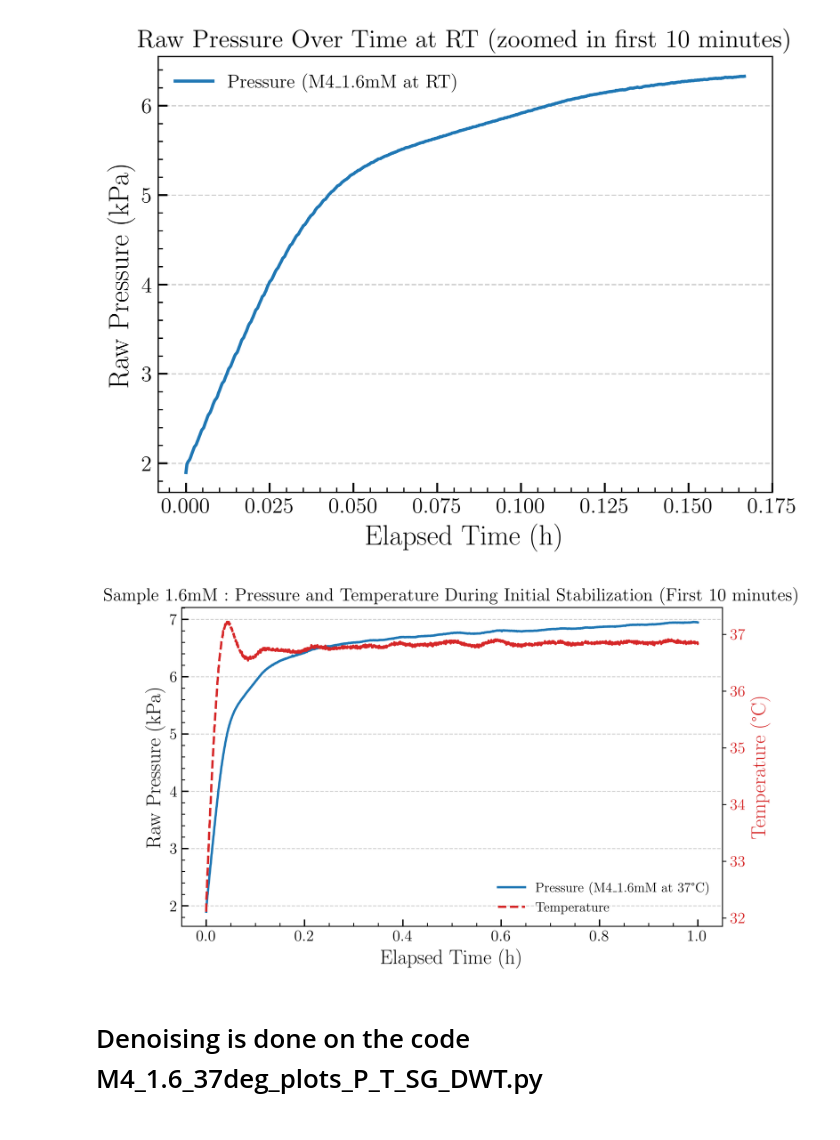
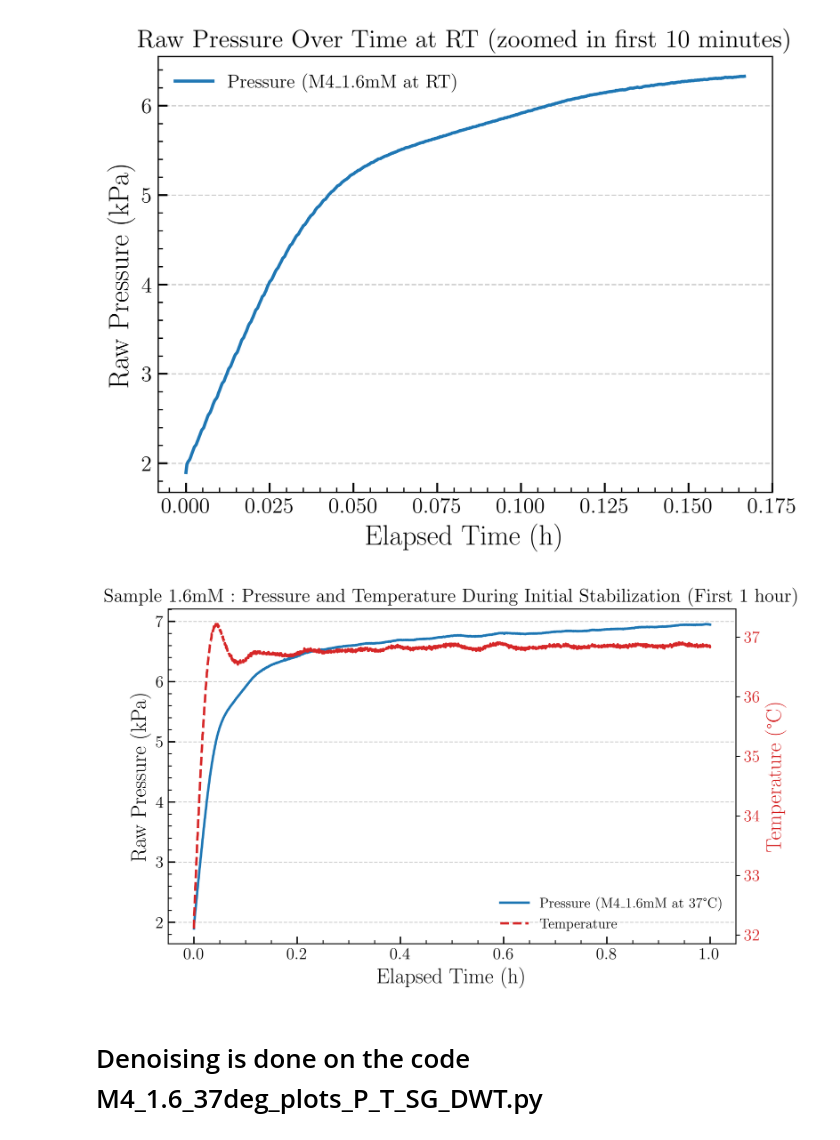
Before and after one commit to ChandrikaSethumadhavan/Master_Thesis, a Jupyter notebook: M4-1.6 mM/37 C/code files/M4_EDA.ipynb, the cells around one changed output. Drawn from its saved outputs; the diff is of its cells as text; code cells hidden in the pictures.

```diff
--- a/M4-1.6 mM/37 C/code files/M4_EDA.ipynb
+++ b/M4-1.6 mM/37 C/code files/M4_EDA.ipynb
@@ -122,35 +122,35 @@ plt.show()
 df_sensor = df_1[df_1["Elapsed Time (hours)"] <= 1]
 
 # To show temperature dependence, plot both pressure and temperature
 fig, ax1 = plt.subplots(figsize=(8,5), dpi=dpi)
 
 # Plot pressure on primary y-axis
 ax1.plot(df_sensor["Elapsed Time (hours)"],
          df_sensor["ABP2-Sch1 (kPa)"],
          lw=2.0, color="tab:blue",
          label=r'Pressure (M4_1.6mM at 37°C)')
 
 # Create secondary y-axis for temperature
 ax2 = ax1.twinx()
 ax2.plot(df_sensor["Elapsed Time (hours)"],
          df_sensor["Temperature (C)"],
          lw=2.0, color="tab:red", linestyle='--',
          label=r'Temperature')
 
-ax1.set_title('Sample 1.6mM : Pressure and Temperature During Initial Stabilization (First 10 minutes)', fontsize=16)
+ax1.set_title('Sample 1.6mM : Pressure and Temperature During Initial Stabilization (First 1 hour)', fontsize=16)
 style_axes(ax1, xlabel="Elapsed Time (h)", ylabel="Raw Pressure (kPa)", y_major=1.0)
 ax2.set_ylabel("Temperature (°C)", fontsize=18, color="tab:red")
 ax2.tick_params(axis='y', labelcolor="tab:red", labelsize=14)
 
 # Combine legends
 lines1, labels1 = ax1.get_legend_handles_labels()
 lines2, labels2 = ax2.get_legend_handles_labels()
 ax1.legend(lines1 + lines2, labels1 + labels2, frameon=False, fontsize=12, loc="best")
 
 plt.tight_layout()
 plt.show()
 # %% [output]
-[figure, old version]
+[figure, new version]
 # %% [markdown]
 # Denoising is done on the code M4_1.6_37deg_plots_P_T_SG_DWT.py
 # %% [markdown]
```
Also changed, not shown: 1 other file.
